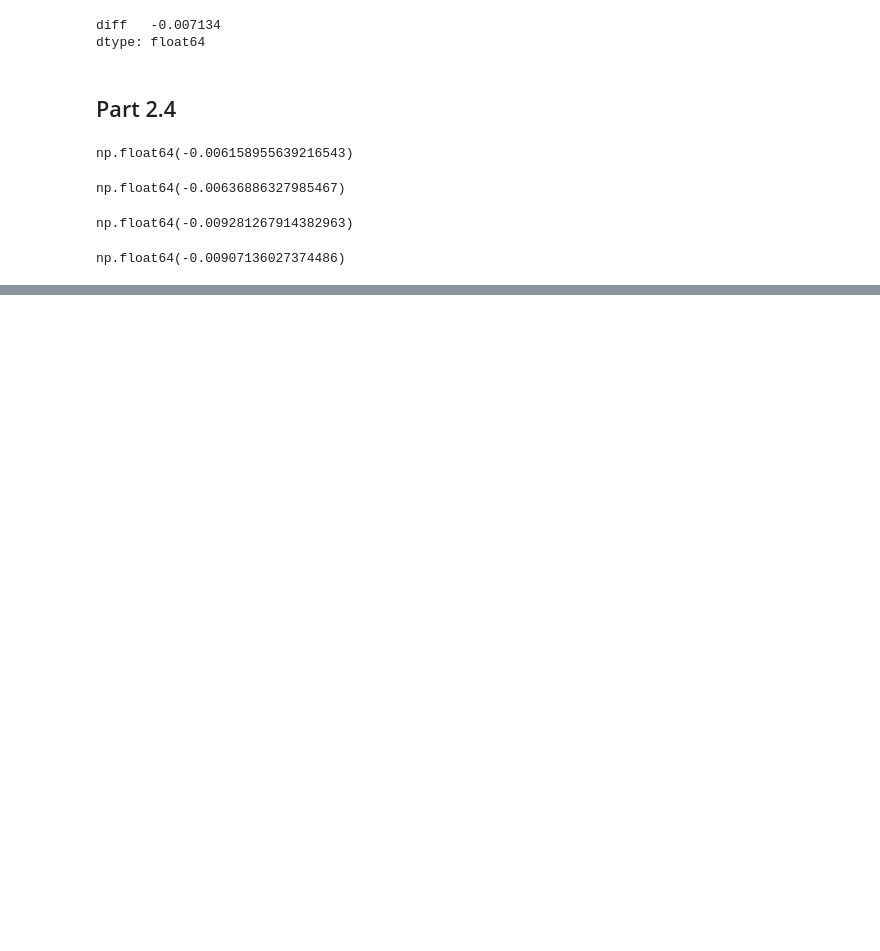
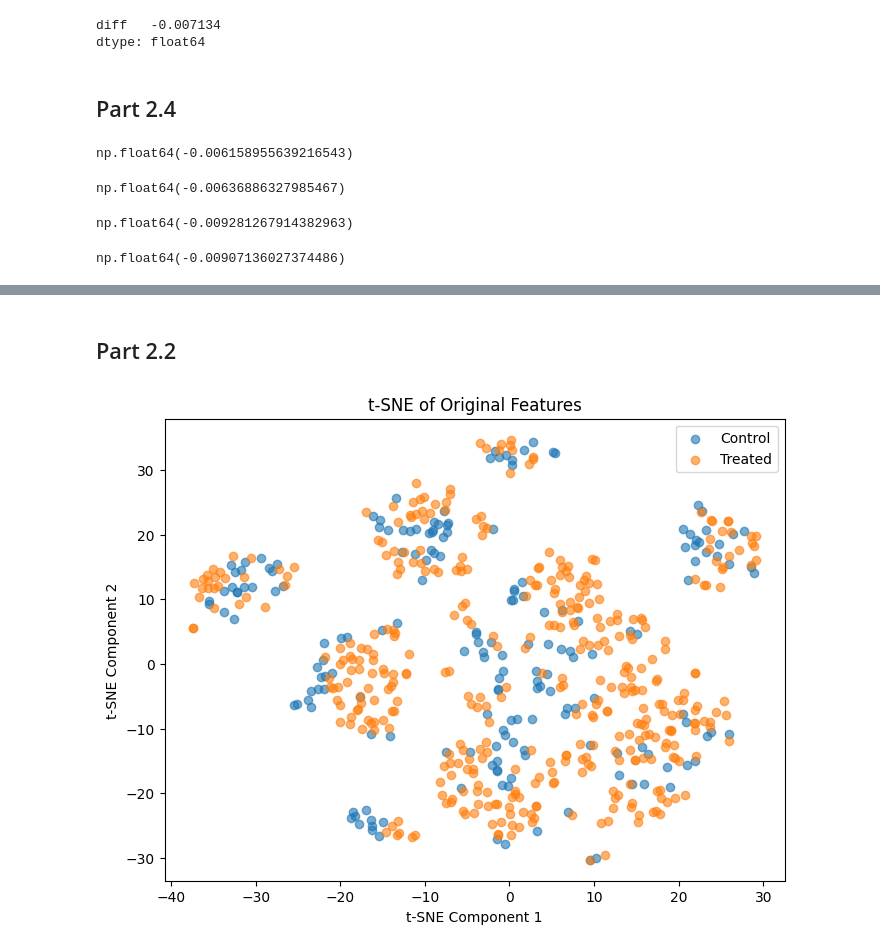
Before and after one commit to nataliaharguin/cph-200b-project1, a Jupyter notebook: project2/cph_200b_project2.ipynb, the cells around one changed output, grey strips where cells are left out. Saved outputs shown, nothing was run; the diff lists cells and outputs as text; code cells hidden in the pictures; blank space fills up the shorter version.

Commit message:
updated project 2 results

```diff
--- a/project2/cph_200b_project2.ipynb
+++ b/project2/cph_200b_project2.ipynb
@@ -773,0 +776,2 @@ np.float64(-0.00907136027374486)
+# %%
+ihdp_df = pd.read_csv('/Users/natalia/Documents/CPH200b/cph-200b-project1/project2/data/ihdp_project2.csv')
@@ -773,0 +983,4 @@ np.float64(-0.00907136027374486)
+# %%
+# No validation
+df_train, df_test = train_test_split(df, test_size=0.2, random_state=42)
+model, scaler = train_model(df_train, input_columns, model, optimizer, n_epochs=2000, lambda_=0.01, alpha_ = 0)
@@ -773,0 +1023,10 @@ np.float64(-0.00907136027374486)
+# %%
+# No validation
+df_train, df_test = train_test_split(df, test_size=0.2, random_state=42)
+model, scaler = train_model(df_train, input_columns, model, optimizer, n_epochs=3000, lambda_=0.01, alpha_ = 0.5)
+
+# within-sample metrics
+pehe, ate = eval_model(df_train, input_columns, model, scaler)
+
+# out-of-sample metrics
+pehe, ate = eval_model(df_test, input_columns, model, scaler)
@@ -773,0 +1051,2 @@ np.float64(-0.00907136027374486)
+# %% [markdown]
+## Part 2.2
@@ -773,0 +1056,23 @@ np.float64(-0.00907136027374486)
+# %%
+data = df_train.copy()
+
+data[input_columns] = scaler.transform(data[input_columns])
+features = torch.tensor(data[input_columns].values, dtype=torch.float32)
+treatment = torch.tensor(data['T'].values, dtype=torch.int64)
+outcomes = torch.tensor(data['Y'].values, dtype=torch.float32)
+
+# Perform t-SNE on original features
+tsne = TSNE(n_components=2, random_state=42)
+tsne_results = tsne.fit_transform(features.numpy())  # Convert to numpy for t-SNE
+
+# Plot the t-SNE results
+plt.figure(figsize=(8, 6))
+plt.scatter(tsne_results[treatment == 0, 0], tsne_results[treatment == 0, 1], label='Control', alpha=0.6)
+plt.scatter(tsne_results[treatment == 1, 0], tsne_results[treatment == 1, 1], label='Treated', alpha=0.6)
+plt.title('t-SNE of Original Features')
+plt.xlabel('t-SNE Component 1')
+plt.ylabel('t-SNE Component 2')
+plt.legend()
+plt.show()
+# %% [output]
+[figure, added]
```
Also changed, not shown: parts of 13 cells of this notebook.
